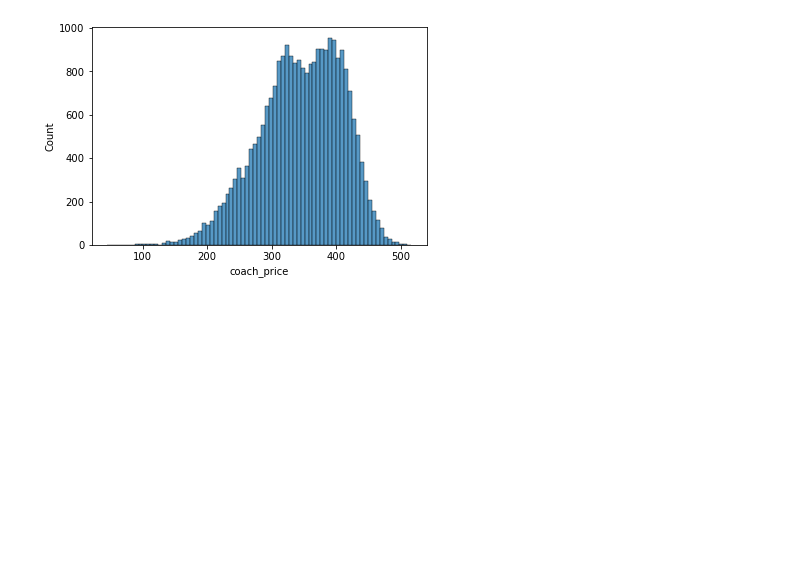
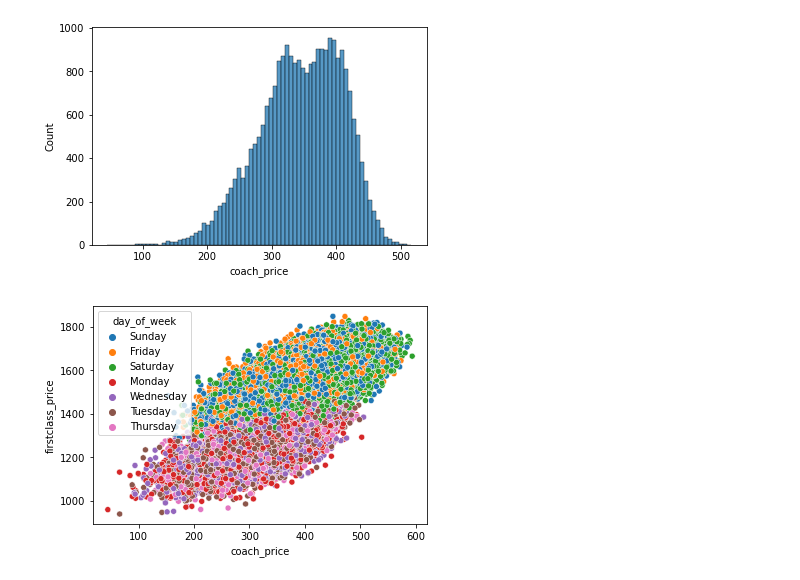
Before and after one commit to cacaprog/Exercises, a Jupyter notebook: Airline Analysis/MC_Airline_Analysis.ipynb, the cells around one changed output. Cells and saved outputs as stored; diff of their text form; code cells hidden in the pictures; blank space fills up the shorter version.

```diff
--- a/Airline Analysis/MC_Airline_Analysis.ipynb
+++ b/Airline Analysis/MC_Airline_Analysis.ipynb
@@ -131,3 +131,10 @@ sns.histplot(flights.coach_price[flights.miles < 1000])
 plt.show()
 # %% [output]
 [figure]
+# %%
+#Task 7
+plt.clf()
+sns.scatterplot(x = "coach_price", y="firstclass_price", hue="day_of_week", data=flights)
+plt.show()
+# %% [output]
+[figure, added]
```
Also changed, not shown: parts of 4 cells of this notebook, 1 other file.
